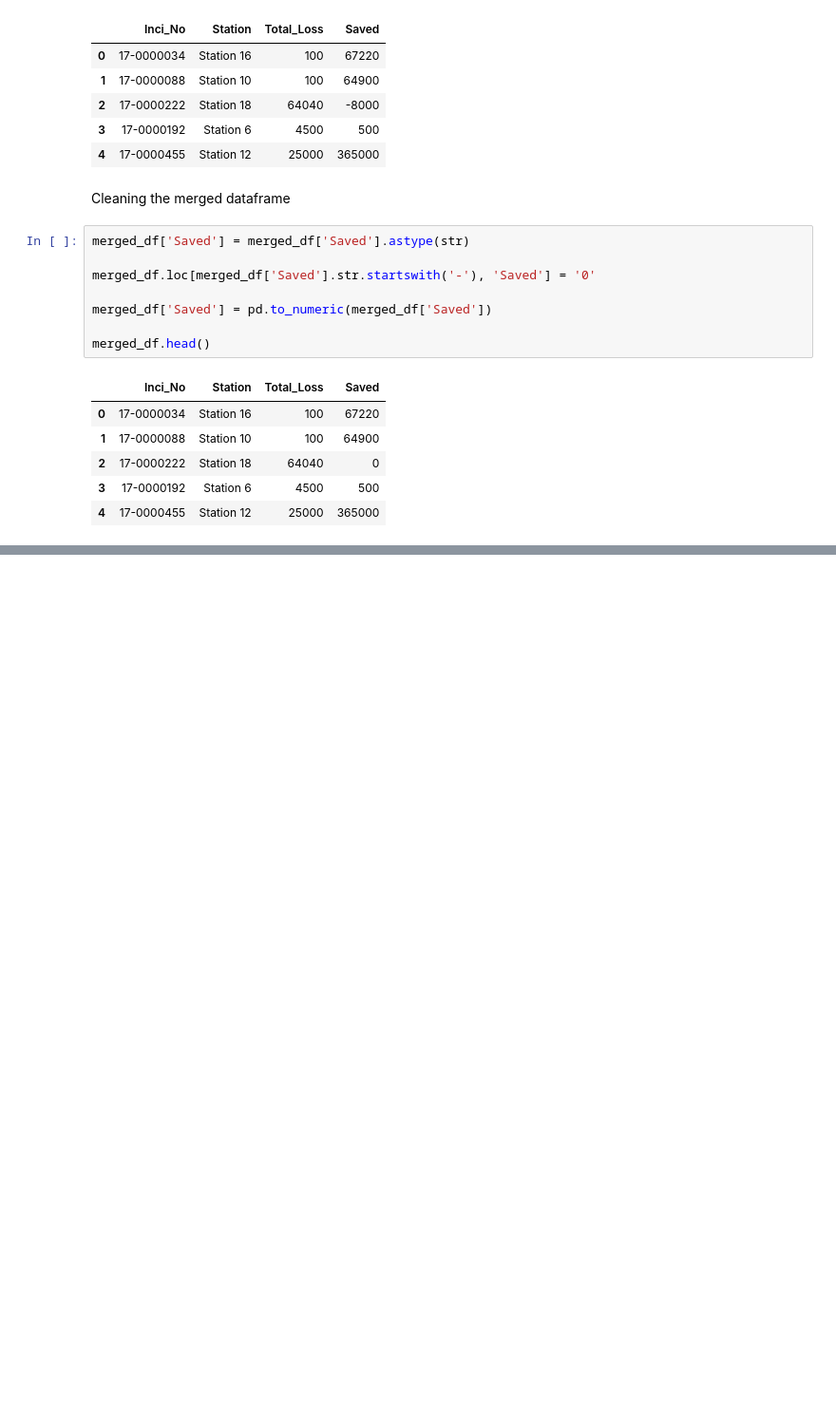
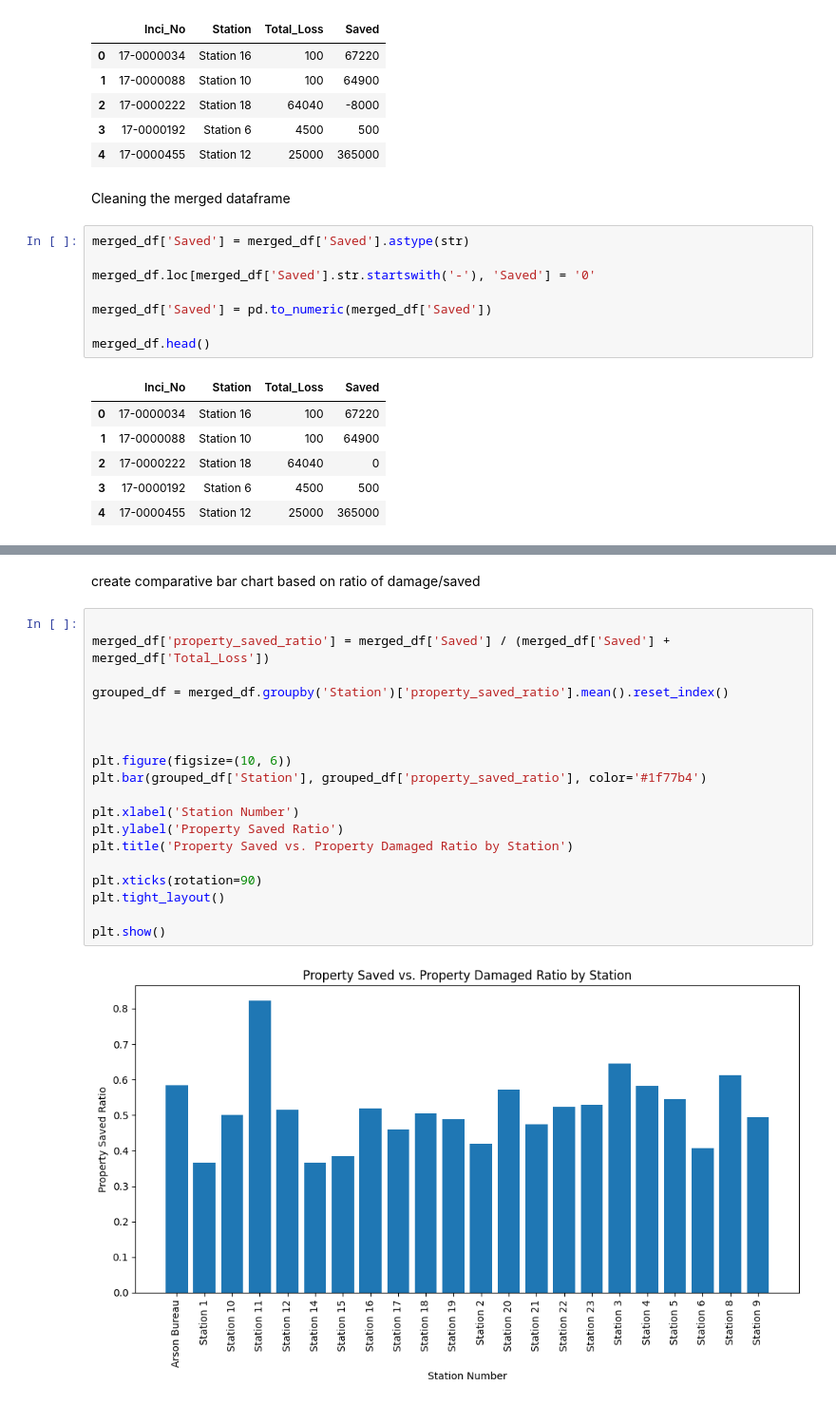
Before and after one commit to RobBecht/final_project, a Jupyter notebook: station_save_rates.ipynb, the cells around one changed output, grey strips where cells are left out. Shown: that part at 95% size. Saved outputs shown, nothing was run; the diff lists cells and outputs as text; blank space fills up the shorter version.

Commit message:
Visual output of findings

```diff
--- a/station_save_rates.ipynb
+++ b/station_save_rates.ipynb
@@ -73,3 +73,26 @@ plt.title(f"Property Saved and Property Damage for Station {station_number}")
 plt.show()
 # %% [output]
 [figure]
+# %% [markdown]
+create comparative bar chart based on ratio of damage/saved
+# %%
+
+merged_df['property_saved_ratio'] = merged_df['Saved'] / (merged_df['Saved'] + merged_df['Total_Loss'])
+
+grouped_df = merged_df.groupby('Station')['property_saved_ratio'].mean().reset_index()
+
+
+
+plt.figure(figsize=(10, 6))
+plt.bar(grouped_df['Station'], grouped_df['property_saved_ratio'], color='#1f77b4')
+
+plt.xlabel('Station Number')
+plt.ylabel('Property Saved Ratio')
+plt.title('Property Saved vs. Property Damaged Ratio by Station')
+
+plt.xticks(rotation=90)
+plt.tight_layout()
+
+plt.show()
+# %% [output]
+[figure, added]
```
Also changed, not shown: parts of 3 cells of this notebook.
